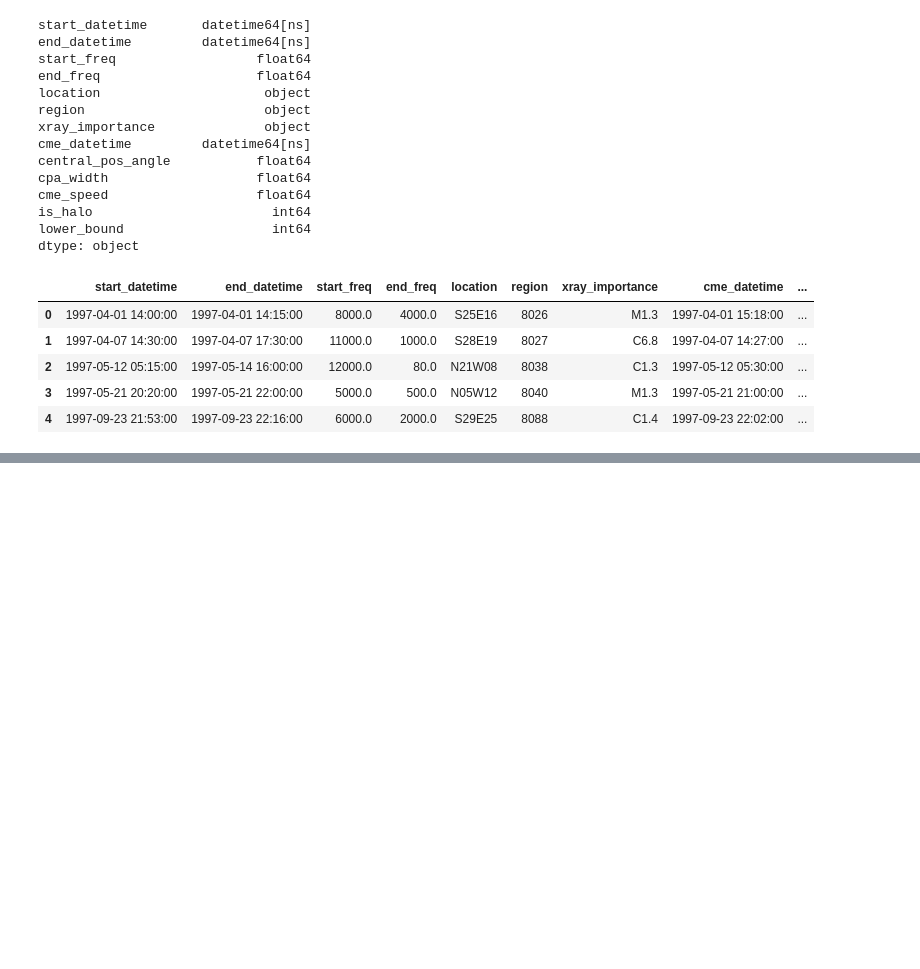
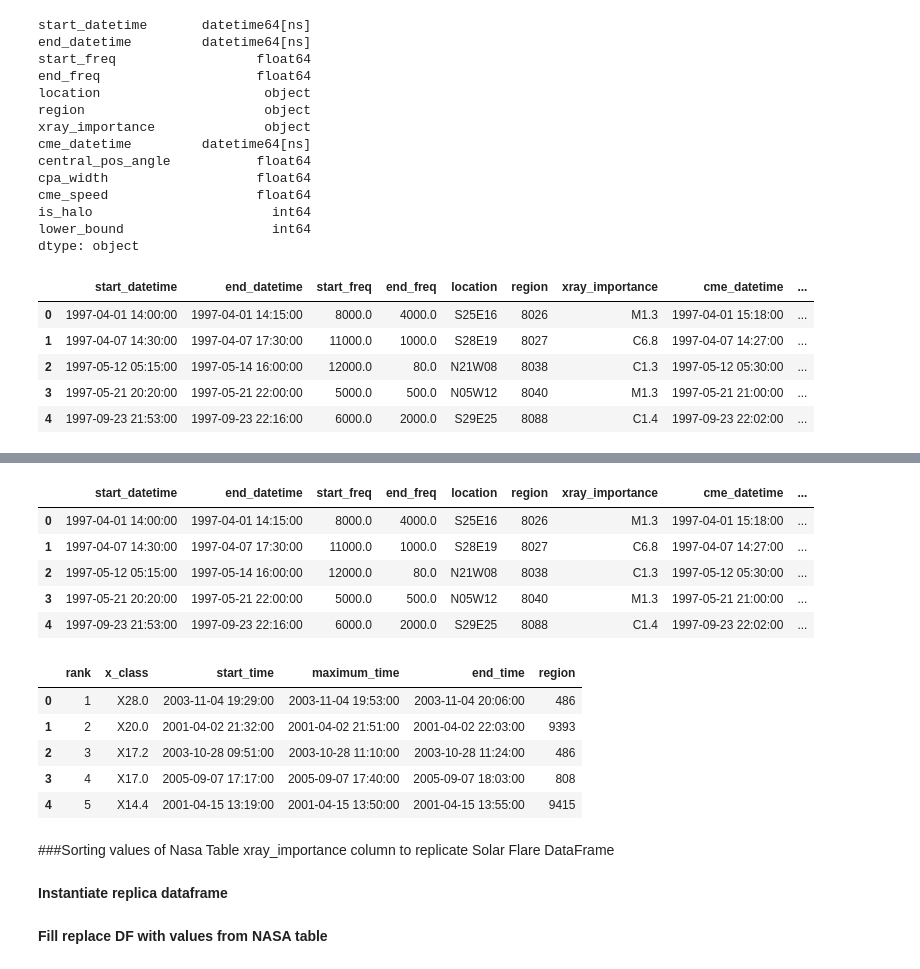
Before and after one commit to NickOuellet/Fly-Me-To-The-Moon, a Jupyter notebook: Fly Me To The Moon - Proj 1 Part 1.ipynb, the cells around one changed output, grey strips where cells are left out. Cells and saved outputs as stored; diff of their text form; code cells hidden in the pictures; blank space fills up the shorter version.

Commit message:
Started part two question 1

```diff
--- a/Fly Me To The Moon - Proj 1 Part 1.ipynb
+++ b/Fly Me To The Moon - Proj 1 Part 1.ipynb
@@ -60,9 +63,9 @@ solfla_df.head()
 import datetime
 # %%
 
-solfla_df["start_time"] = pd.to_datetime(solfla_df["date"] + " " + solfla_df["start_time"])
-solfla_df["maximum_time"] = pd.to_datetime(solfla_df["date"] + " " + solfla_df["maximum_time"])
-solfla_df["end_time"] = pd.to_datetime(solfla_df["date"] + " " + solfla_df["end_time"])
+solfla_df.loc[:,"start_time"] = pd.to_datetime(solfla_df.loc[:,"date"] + " " + solfla_df.loc[:,"start_time"])
+solfla_df.loc[:,"maximum_time"] = pd.to_datetime(solfla_df.loc[:,"date"] + " " + solfla_df.loc[:,"maximum_time"])
+solfla_df.loc[:,"end_time"] = pd.to_datetime(solfla_df.loc[:,"date"] + " " + solfla_df.loc[:,"end_time"])
 # %% [output]
 A value is trying to be set on a copy of a slice from a DataFrame.
 Try using .loc[row_indexer,col_indexer] = value instead
@@ -94,3 +86,16 @@ See the caveats in the documentation: https://pandas.pydata.org/pandas-docs/stab
 | 2 | 3 | X17.2+ | 2003-10-28 09:51:00 | 2003-10-28 11:10:00 | 2003-10-28 11:24:00 | 486 |
 | 3 | 4 | X17+ | 2005-09-07 17:17:00 | 2005-09-07 17:40:00 | 2005-09-07 18:03:00 | 808 |
 | 4 | 5 | X14.4 | 2001-04-15 13:19:00 | 2001-04-15 13:50:00 | 2001-04-15 13:55:00 | 9415 |
+# %%
+def remove_plus(string):
+  return re.sub("\+", "", string,1)
+
+def make_float(string): #make all number values in rating into floats to make searching easier later
+  rating = string[0]
+  string = string[1:]
+  new_float = float(string)
+  return rating + str(new_float)
+
+
+solfla_df["x_class"] = solfla_df["x_class"].apply(remove_plus)
+solfla_df["x_class"] = solfla_df["x_class"].apply(make_float)
@@ -210,9 +228,9 @@ for index,value in nasa_df["cme_date"].iteritems():
   else:
     nasa_df["cme_date"].loc[index] = pd.to_datetime(year + "/" + nasa_df["cme_date"].loc[index] + " " + nasa_df["cme_time"].loc[index])
 
-nasa_df["start_date"] = pd.to_datetime(nasa_df["start_date"] + " " + nasa_df["start_time"])
-nasa_df["end_date"] = pd.to_datetime(nasa_df["end_date"])
-nasa_df["cme_date"] = pd.to_datetime(nasa_df["cme_date"])
+nasa_df.loc[:,"start_date"] = pd.to_datetime(nasa_df.loc[:,"start_date"] + " " + nasa_df.loc[:,"start_time"])
+nasa_df.loc[:,"end_date"] = pd.to_datetime(nasa_df.loc[:,"end_date"])
+nasa_df.loc[:,"cme_date"] = pd.to_datetime(nasa_df.loc[:,"cme_date"])
 # %% [output]
 A value is trying to be set on a copy of a slice from a DataFrame
 
@@ -231,3 +251,13 @@ nasa_df.cpa_width = nasa_df.cpa_width.astype('float')
+# %%
+def add_zero(entry):
+  if (pd.isnull(entry) == True):
+    return entry
+  if (entry[len(entry)-1] == "."):
+    return entry + "0"
+  else:
+    return entry
+
+nasa_df["xray_importance"] = nasa_df["xray_importance"].apply(add_zero)
 # %%
 nasa_df.dtypes
 # %% [output]
@@ -256,0 +295,18 @@ nasa_df.head()
+# %%
+display(nasa_df.head())
+display(solfla_df.head())
+# %% [output]
+|  | start_datetime | end_datetime | start_freq | end_freq | location | region | xray_importance | cme_datetime | ... |
+| 0 | 1997-04-01 14:00:00 | 1997-04-01 14:15:00 | 8000.0 | 4000.0 | S25E16 | 8026 | M1.3 | 1997-04-01 15:18:00 | ... |
+| 1 | 1997-04-07 14:30:00 | 1997-04-07 17:30:00 | 11000.0 | 1000.0 | S28E19 | 8027 | C6.8 | 1997-04-07 14:27:00 | ... |
+| 2 | 1997-05-12 05:15:00 | 1997-05-14 16:00:00 | 12000.0 | 80.0 | N21W08 | 8038 | C1.3 | 1997-05-12 05:30:00 | ... |
+| 3 | 1997-05-21 20:20:00 | 1997-05-21 22:00:00 | 5000.0 | 500.0 | N05W12 | 8040 | M1.3 | 1997-05-21 21:00:00 | ... |
+| 4 | 1997-09-23 21:53:00 | 1997-09-23 22:16:00 | 6000.0 | 2000.0 | S29E25 | 8088 | C1.4 | 1997-09-23 22:02:00 | ... |
+|  | rank | x_class | start_time | maximum_time | end_time | region |
+| 0 | 1 | X28.0 | 2003-11-04 19:29:00 | 2003-11-04 19:53:00 | 2003-11-04 20:06:00 | 486 |
+| 1 | 2 | X20.0 | 2001-04-02 21:32:00 | 2001-04-02 21:51:00 | 2001-04-02 22:03:00 | 9393 |
+| 2 | 3 | X17.2 | 2003-10-28 09:51:00 | 2003-10-28 11:10:00 | 2003-10-28 11:24:00 | 486 |
+| 3 | 4 | X17.0 | 2005-09-07 17:17:00 | 2005-09-07 17:40:00 | 2005-09-07 18:03:00 | 808 |
+| 4 | 5 | X14.4 | 2001-04-15 13:19:00 | 2001-04-15 13:50:00 | 2001-04-15 13:55:00 | 9415 |
+# %% [markdown]
+###Sorting values of Nasa Table xray_importance column to replicate Solar Flare DataFrame
@@ -256,0 +325,2 @@ nasa_df.head()
+# %% [markdown]
+**Instantiate replica dataframe**
@@ -256,0 +331,2 @@ nasa_df.head()
+# %% [markdown]
+**Fill replace DF with values from NASA table**
```
Also changed, not shown: parts of 13 cells of this notebook.
